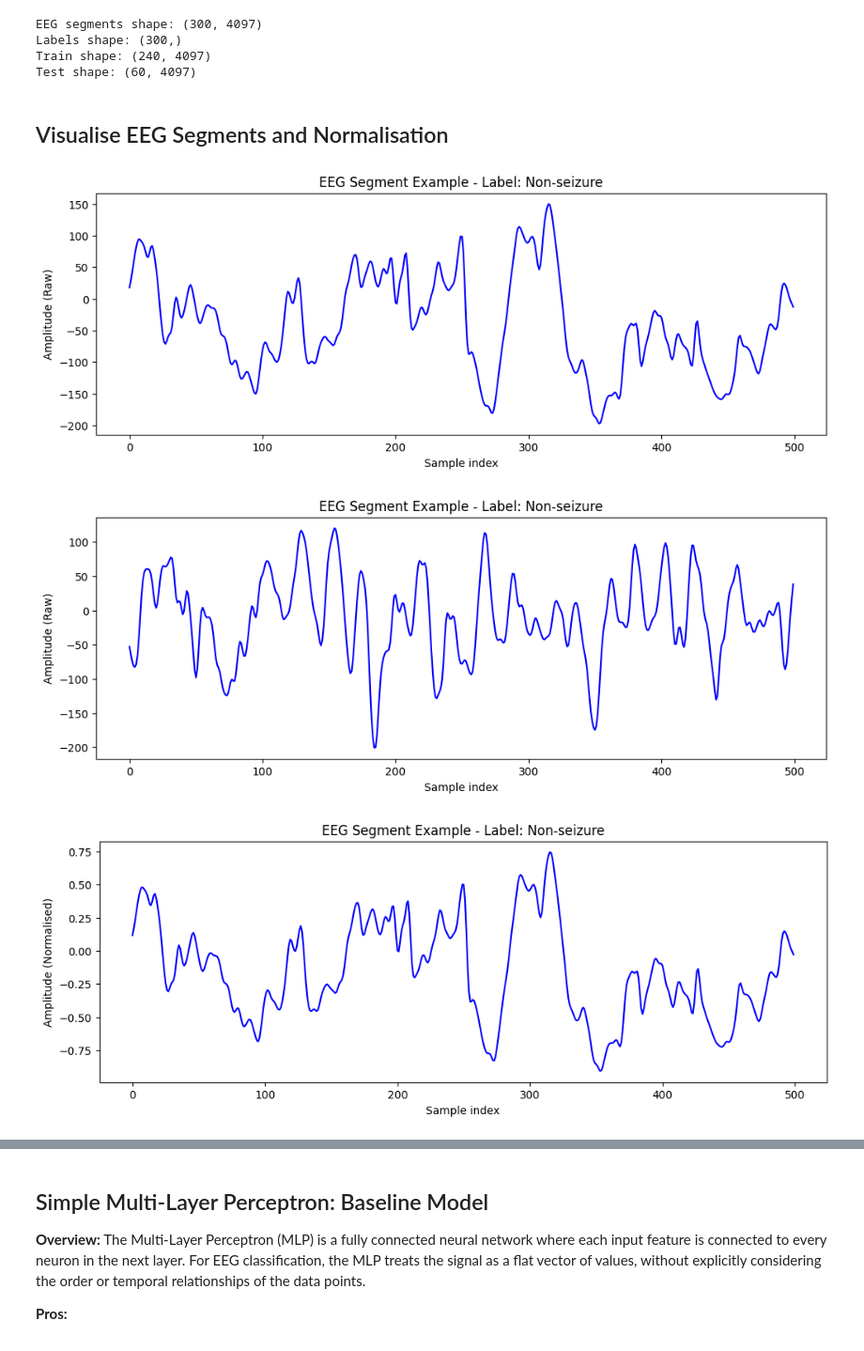
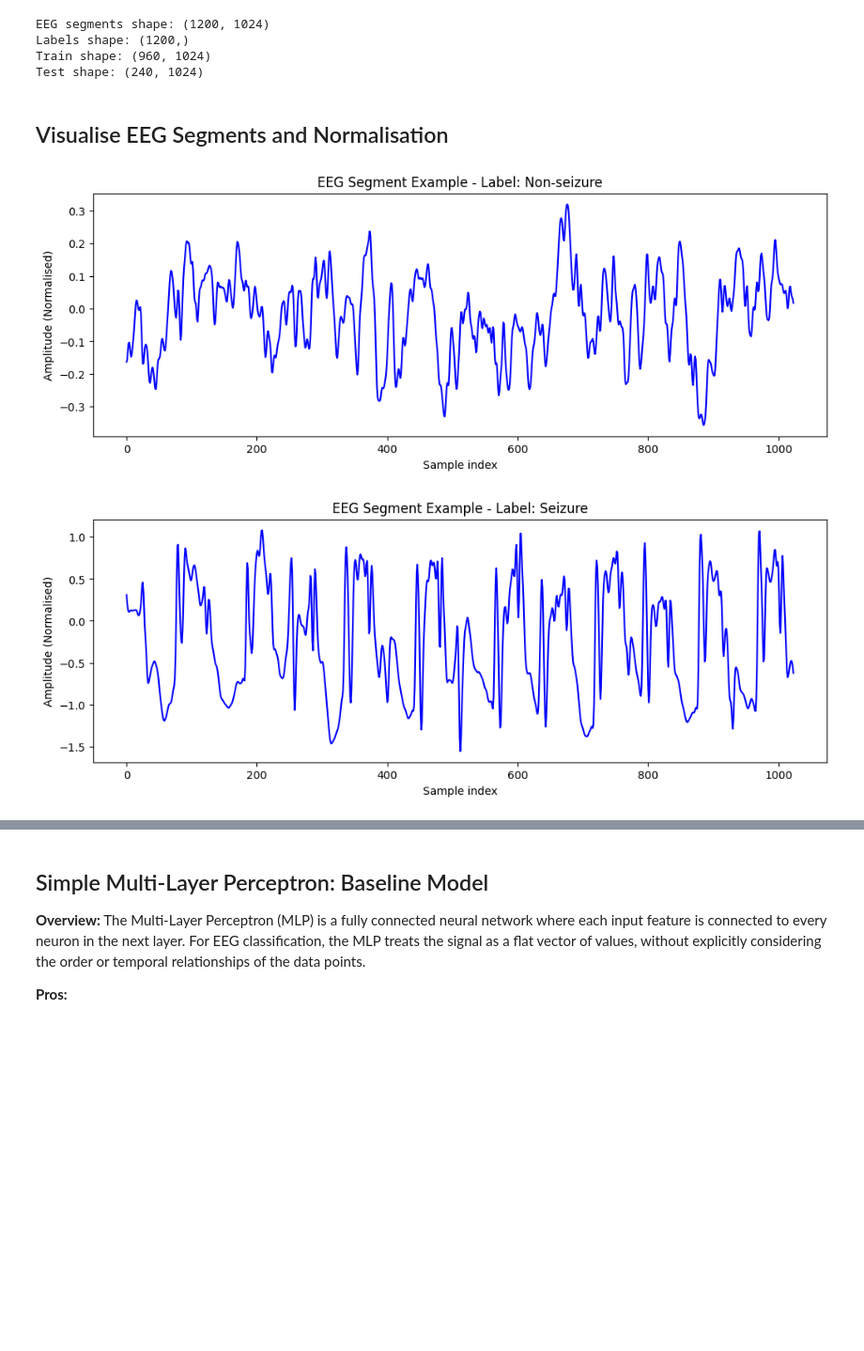
Before and after one commit to nmarryatt/EEG-Seizure-Classification, a Jupyter notebook: notebooks/EEG_seizure_classification.ipynb, the cells around one changed output, grey strips where cells are left out. Shown at 94% size. Cells and saved outputs as stored; diff of their text form; code cells hidden in the pictures; blank space fills up the shorter version.

```diff
--- a/notebooks/EEG_seizure_classification.ipynb
+++ b/notebooks/EEG_seizure_classification.ipynb
@@ -62,8 +72,6 @@ base_path = os.path.abspath("../data")
 
 # 0:non-seizure, 1: seizure
 folders = {
-    #"A": 0,
-    #"B": 0,
     "C": 0,
     "D": 0,
     "E": 1
@@ -72,56 +80,39 @@ folders = {
 X, y = load_and_preprocess(base_path, folders)
 
 X = np.array(X)
-print("EEG segments shape:", X.shape) # 500, 4097
+print("EEG segments shape:", X.shape)
 y = np.array(y)
 print("Labels shape:", y.shape)
 
 
-# X: shape (500, 4097), y: labels (0/1)
+# X: shape (1200, 1024), y: labels (0/1)
 X_train, X_test, y_train, y_test = train_test_split(
     X, y, test_size=0.2, random_state=7, stratify=y
 )
 
 print("Train shape:", X_train.shape)
 print("Test shape:", X_test.shape)
+
+# Normalise data
+X_train_normalised, X_test_normalised = normalise_segments(X_train, X_test)
 # %% [output]
-EEG segments shape: (300, 4097)
-Labels shape: (300,)
-Train shape: (240, 4097)
-Test shape: (60, 4097)
+EEG segments shape: (1200, 1024)
+Labels shape: (1200,)
+Train shape: (960, 1024)
+Test shape: (240, 1024)
 # %% [markdown]
 ## Visualise EEG Segments and Normalisation
 # %%
-import importlib
-import scripts.utils  # make sure you import the module itself, not just the function
-importlib.reload(scripts.utils)  # reload the entire module
-from scripts.utils import plot_eeg_segment
-
-# Raw EEG segments visualisation
-segment = X_train[0]  # Non-seizure
-label = y_train[0]    # 0 = non-seizure, 1 = seizure
-plot_eeg_segment(segment, label, norm= False)
-
-# Seizure example
-segment = X_train[1]
-label = y_train[1]
-plot_eeg_segment(segment, label, norm= False)
-
-# Normalise data
-from scripts.preprocess import normalise_segments
-X_train_normalised, X_test_normalised = normalise_segments(X_train, X_test)
-
-# Visualise non-seizure normalised
-segment = X_train_normalised[0]  # shape: (4097,)
-label = y_train[0]    # 0 = non-seizure, 1 = seizure
-plot_eeg_segment(segment, label, norm= True)
+# Visualise example of non-seizure normalised
+segment = X_train_normalised[0]
+label = y_train[0]
+plot_eeg_segment(segment, label, num_samples = 1024, norm= True)
 
 
-# Visualise seizure normalised
-segment = X_train_normalised[1]  # shape: (4097,)
-label = y_train[1]    # 0 = non-seizure, 1 = seizure
-plot_eeg_segment(segment, label, norm= True)
+# Visualise example of seizure normalised
+segment = X_train_normalised[2]
+label = y_train[2]
+plot_eeg_segment(segment, label, num_samples = 1024, norm= True)
 # %% [output]
-[figure, old version]
+[figure, new version]
-[figure, old version]
+[figure, new version]
-[figure, removed]
```
Also changed, not shown: parts of 11 cells of this notebook, 4 other files.
